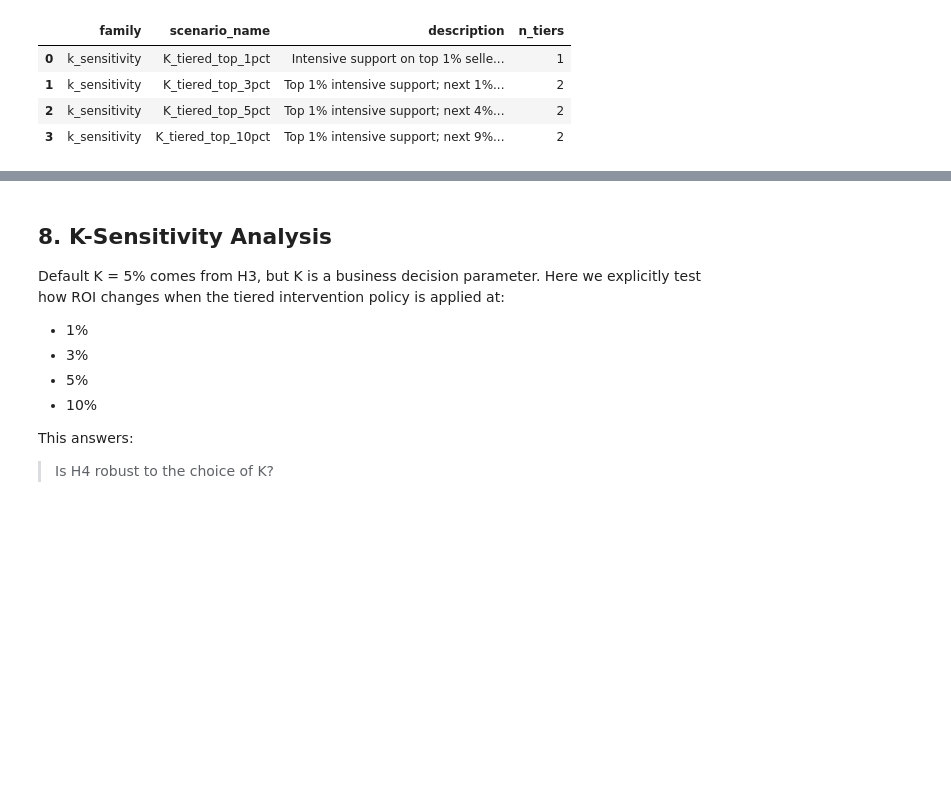
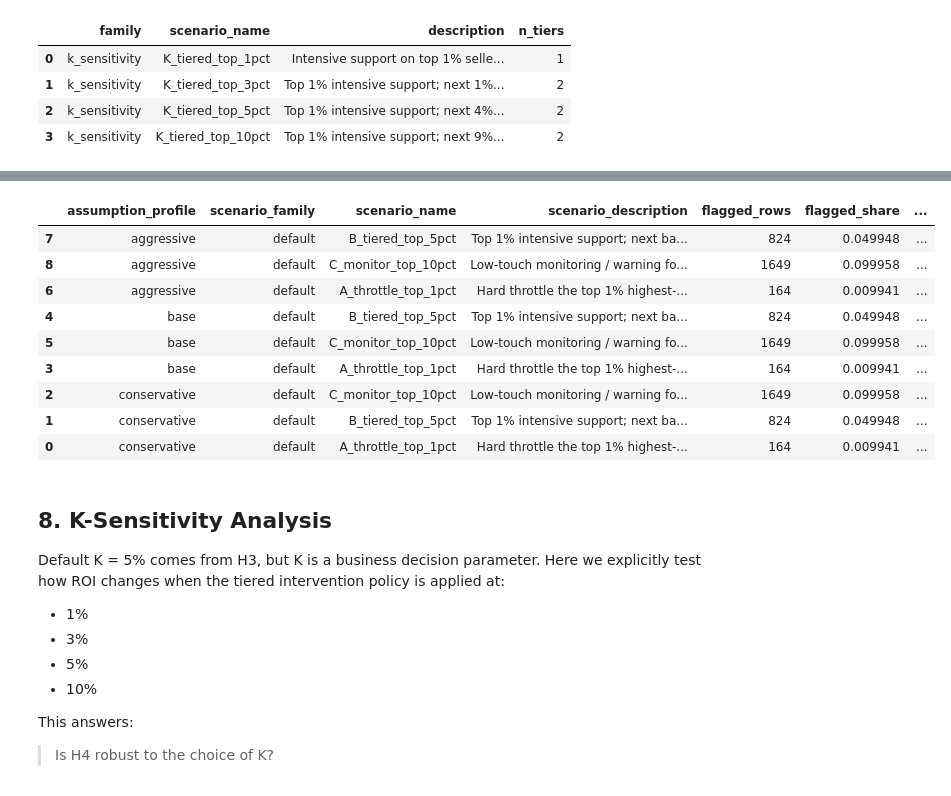
Before and after one commit to andrewyang0620/marketplace-sla-risk-analysis, a Jupyter notebook: notebooks/04_intervention_roi.ipynb, the cells around one changed output, grey strips where cells are left out. Drawn from its saved outputs; the diff is of its cells as text; code cells hidden in the pictures; blank space fills up the shorter version.

Commit message:
default scebario grid added

```diff
--- a/notebooks/04_intervention_roi.ipynb
+++ b/notebooks/04_intervention_roi.ipynb
@@ -365,3 +378,31 @@ K-sensitivity scenarios
+# %%
+default_summary, default_tiers = run_scenario_grid(
+    scored_df=test_scored,
+    score_col="score_lr_14d",
+    future_event_count_col=future_event_count_col,
+    future_event_gmv_col=future_event_gmv_col,
+    current_gmv_proxy_col="delivered_gmv_14d",
+    severe_harm_row=severe_harm,
+    baseline_df=baseline_df,
+    assumption_profiles=assumption_profiles,
+    scenario_library=default_scenarios,
+)
+
+default_summary.sort_values(
+    ["assumption_profile", "net_benefit_brl"],
+    ascending=[True, False]
+)
+# %% [output]
+|  | assumption_profile | scenario_family | scenario_name | scenario_description | flagged_rows | flagged_share | ... |
+| 7 | aggressive | default | B_tiered_top_5pct | Top 1% intensive support; next ba... | 824 | 0.049948 | ... |
+| 8 | aggressive | default | C_monitor_top_10pct | Low-touch monitoring / warning fo... | 1649 | 0.099958 | ... |
+| 6 | aggressive | default | A_throttle_top_1pct | Hard throttle the top 1% highest-... | 164 | 0.009941 | ... |
+| 4 | base | default | B_tiered_top_5pct | Top 1% intensive support; next ba... | 824 | 0.049948 | ... |
+| 5 | base | default | C_monitor_top_10pct | Low-touch monitoring / warning fo... | 1649 | 0.099958 | ... |
+| 3 | base | default | A_throttle_top_1pct | Hard throttle the top 1% highest-... | 164 | 0.009941 | ... |
+| 2 | conservative | default | C_monitor_top_10pct | Low-touch monitoring / warning fo... | 1649 | 0.099958 | ... |
+| 1 | conservative | default | B_tiered_top_5pct | Top 1% intensive support; next ba... | 824 | 0.049948 | ... |
+| 0 | conservative | default | A_throttle_top_1pct | Hard throttle the top 1% highest-... | 164 | 0.009941 | ... |
 # %% [markdown]
 ## 8. K-Sensitivity Analysis
 
```
Also changed, not shown: parts of 2 cells of this notebook.
